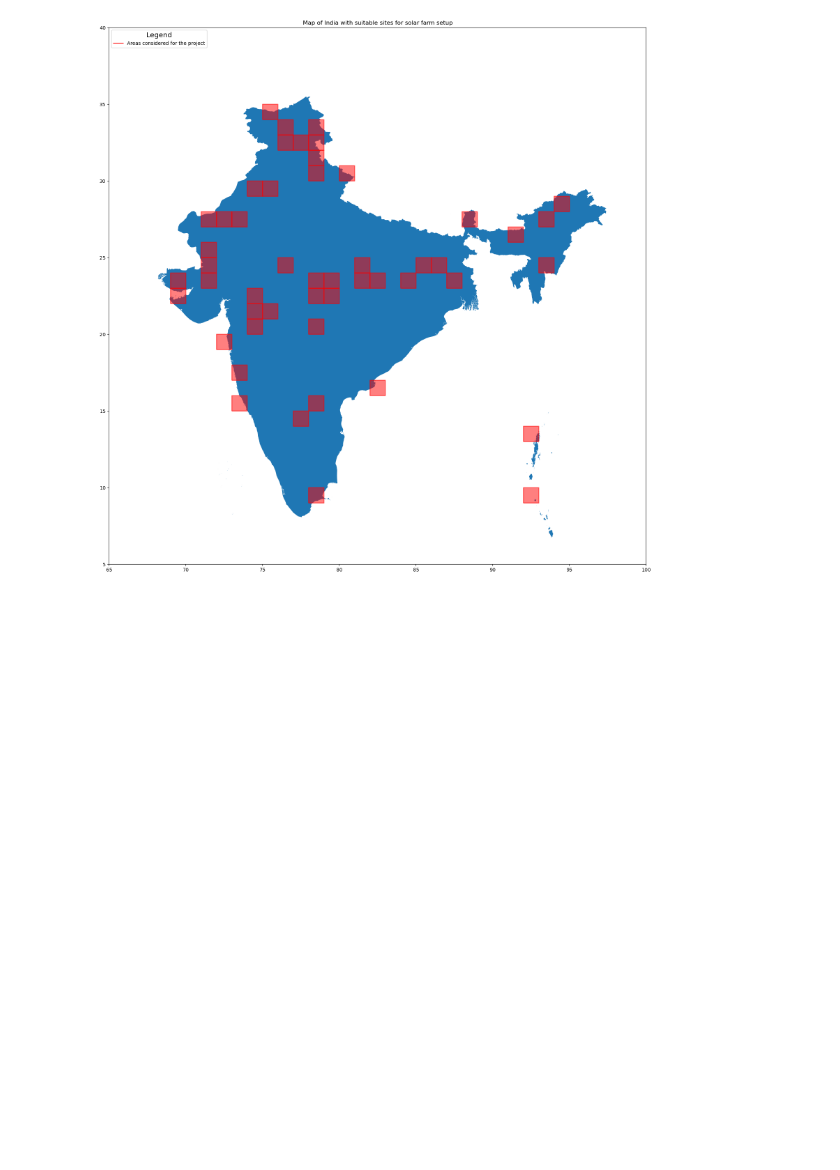
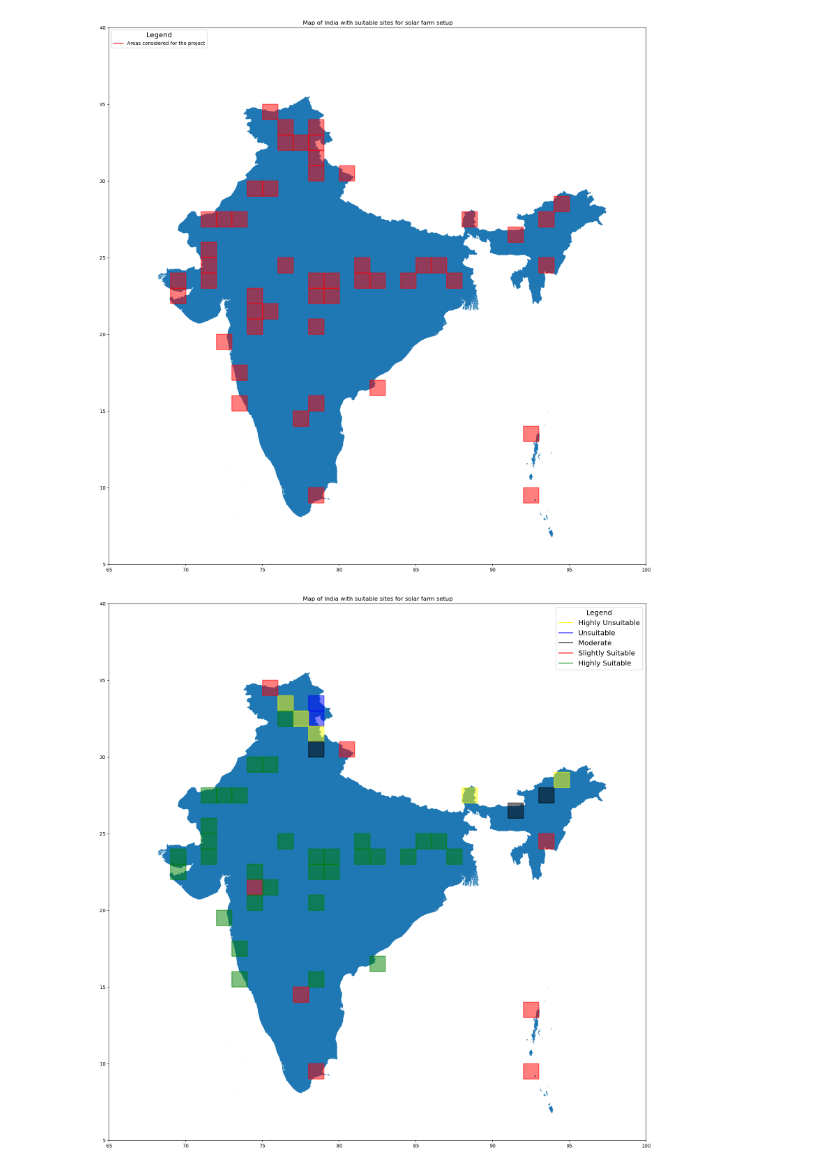
Before and after one commit to smitesh22/Unsupervised-Machine-Learning-For-Solar-Site-Selection, a Jupyter notebook: Code/7.DBScan.ipynb, the cells around one changed output. Cells and saved outputs as stored; diff of their text form; code cells hidden in the pictures; blank space fills up the shorter version.

```diff
--- a/Code/7.DBScan.ipynb
+++ b/Code/7.DBScan.ipynb
@@ -186,34 +186,36 @@ for loc, label in labels_dict.items():
     elif label == 3:
         bbox_gdf = bbox_gdf.append({'geometry': bbox_polygon, 'color': 'blue'}, ignore_index=True)
     elif label == 4:
         bbox_gdf = bbox_gdf.append({'geometry': bbox_polygon, 'color': 'black'}, ignore_index=True)
 
 # Plot the India map with bounding boxes
 fig, ax = plt.subplots(figsize=(20, 20))
 india_map.plot(ax=ax)
 
 bbox_gdf.plot(ax=ax, linewidth=2, edgecolor=bbox_gdf['color'], facecolor=bbox_gdf['color'], alpha=0.5)
 
 # Set axis limits for better visualization
 ax.set_xlim(65, 100)
 ax.set_ylim(5, 40)
 
 legend_labels = {
     'yellow': 'Highly Unsuitable',
     'blue': 'Unsuitable',
     'black': 'Moderate',
     'red': 'Slightly Suitable',
     'green': 'Highly Suitable',
 }
 legend_handles = [plt.Line2D([], [], color=color, label=label) for color, label in legend_labels.items()]
-legend = ax.legend(handles=legend_handles, title='Legend', loc='upper left')
+legend = ax.legend(handles=legend_handles, title='Legend', loc='upper right',fontsize='x-large')
 legend.get_title().set_fontsize('x-large')
 # Set a title
 plt.title('Map of India with suitable sites for solar farm setup')
 plt.savefig('india_map_with_bounding_boxes.png', bbox_inches='tight')
 
 # Display the map
 plt.show()
+# %% [output]
+[figure, added]
 # %%
 plt.show()
 # %%
```
Also changed, not shown: 11 other files.
